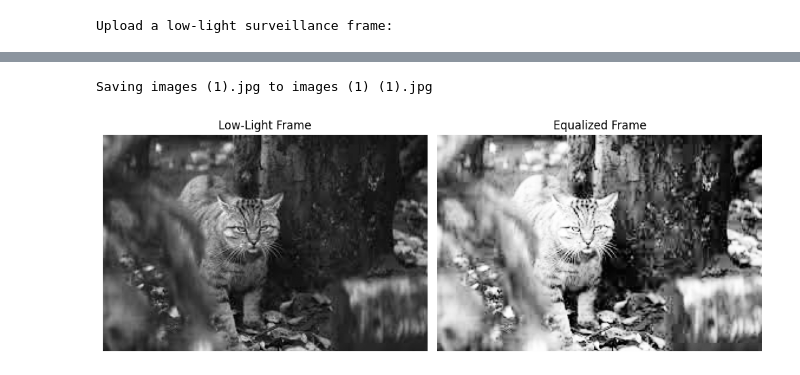
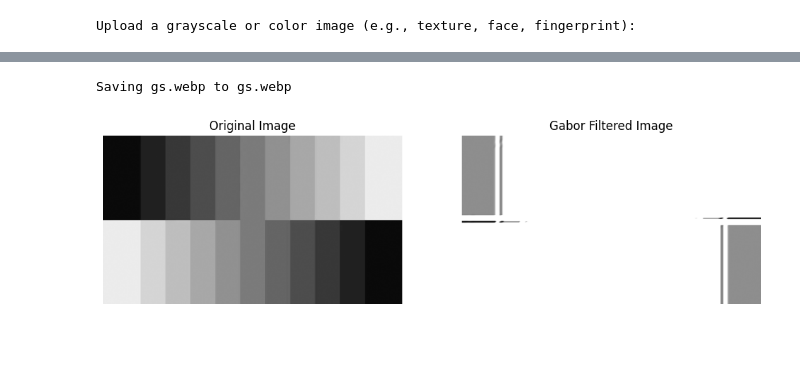
Before and after one commit to Zaib919451/22108227, a Jupyter notebook: Welcome_To_Colab.ipynb, the cells around one changed output, grey strips where cells are left out. Cells and saved outputs as stored; diff of their text form; code cells hidden in the pictures; blank space fills up the shorter version.

```diff
--- a/Welcome_To_Colab.ipynb
+++ b/Welcome_To_Colab.ipynb
@@ -171,25 +3,33 @@ Saving images.jpg to images (2).jpg
 # %%
+!pip install opencv-python-headless --quiet
 import cv2
 import numpy as np
+import matplotlib.pyplot as plt
 from google.colab import files
-import matplotlib.pyplot as plt
-print("Upload a low-light surveillance frame:")
+# Step 1: Upload an image
+print("Upload a grayscale or color image (e.g., texture, face, fingerprint):")
 uploaded = files.upload()
-path = list(uploaded.keys())[0]
-img = cv2.imread(path, cv2.IMREAD_GRAYSCALE)
-equalized = cv2.equalizeHist(img)
-plt.figure(figsize=(10,4))
-
-34
-
-plt.subplot(1,2,1)
-plt.imshow(img, cmap='gray'); plt.title("Low-Light Frame"); plt.axis('off')
-plt.subplot(1,2,2)
-plt.imshow(equalized, cmap='gray'); plt.title("Equalized Frame"); plt.axis('off')
-plt.tight_layout()
+image_path = list(uploaded.keys())[0]
+# Step 2: Read the image in grayscale
+gray = cv2.imread(image_path, cv2.IMREAD_GRAYSCALE)
+# Step 3: Create Gabor kernel
+kernel = cv2.getGaborKernel(ksize=(21, 21), sigma=8.0, theta=np.pi/4, lambd=10.0, gamma=0.5,
+psi=0, ktype=cv2.CV_32F)
+# Step 4: Apply Gabor filter
+filtered = cv2.filter2D(gray, cv2.CV_8UC3, kernel)
+# Step 5: Display original and filtered images side-by-side
+plt.figure(figsize=(12, 6))
+plt.subplot(1, 2, 1)
+plt.imshow(gray, cmap='gray')
+plt.title('Original Image')
+plt.axis('off')
+plt.subplot(1, 2, 2)
+plt.imshow(filtered, cmap='gray')
+plt.title('Gabor Filtered Image')
+plt.axis('off')
 plt.show()
 # %% [output]
-Upload a low-light surveillance frame:
+Upload a grayscale or color image (e.g., texture, face, fingerprint):
 [interactive output not drawn]
-Saving images (1).jpg to images (1) (1).jpg
+Saving gs.webp to gs.webp
-[figure, old version]
+[figure, new version]
```
Also changed, not shown: parts of 39 cells of this notebook.
